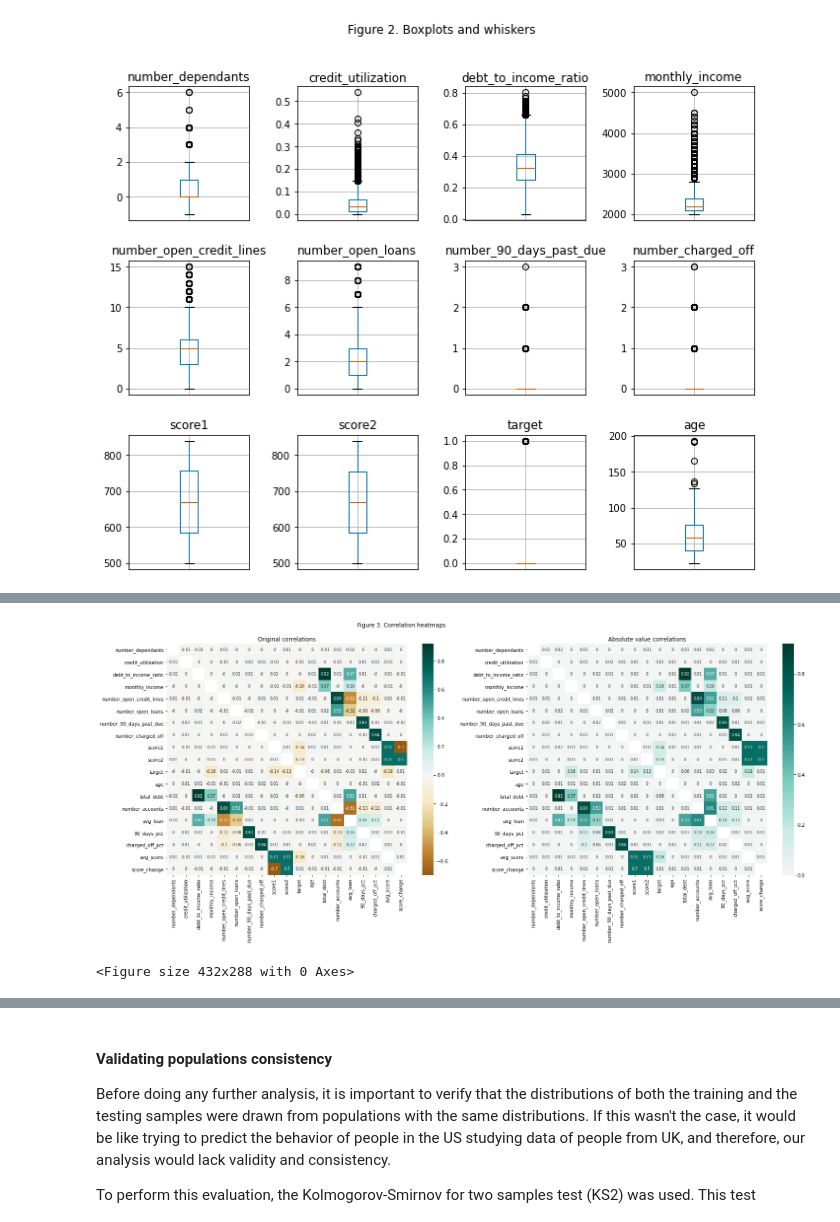
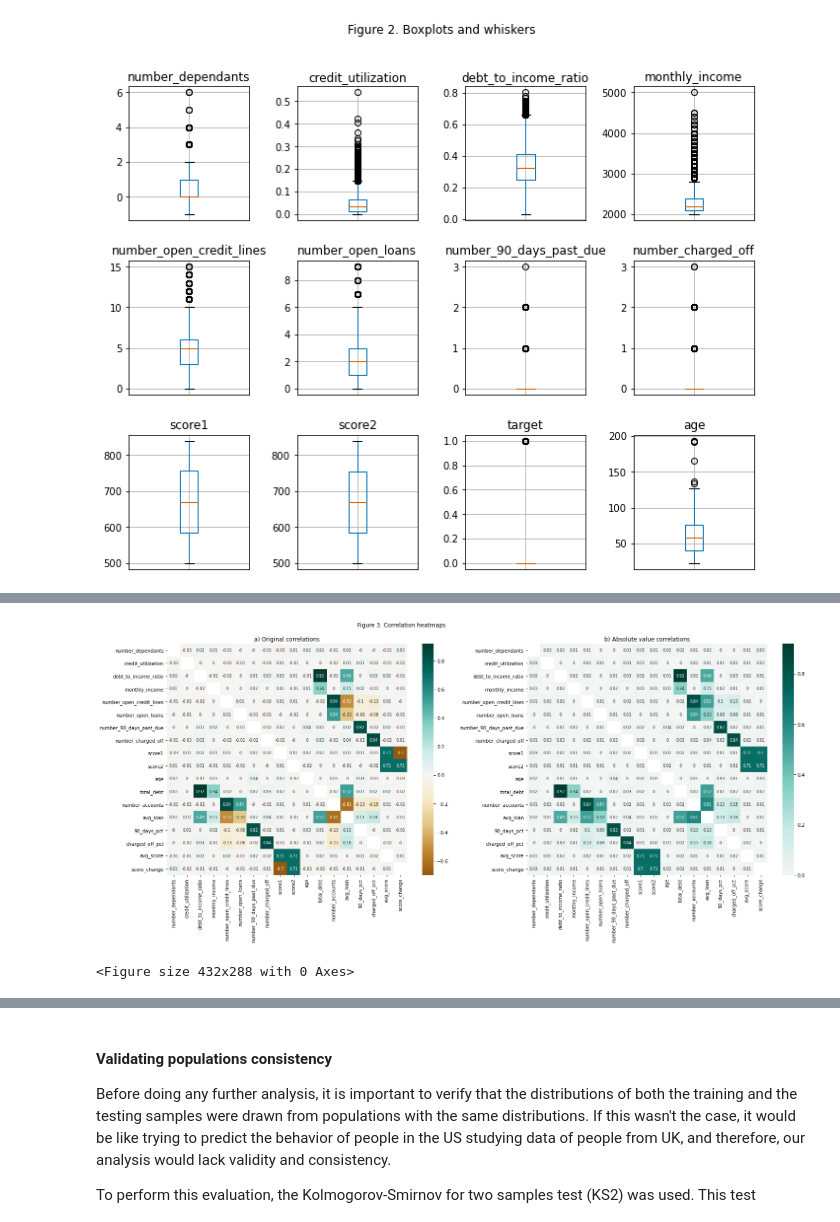
Before and after one commit to kevinmiguel97/Credit-default-model, a Jupyter notebook: Credit_default_model.ipynb, the cells around one changed output, grey strips where cells are left out. Cells and saved outputs as stored; diff of their text form; code cells hidden in the pictures.

```diff
--- a/Credit_default_model.ipynb
+++ b/Credit_default_model.ipynb
@@ -356,31 +381,37 @@ plt.savefig('figures/boxplots.png')
 # %%
-# Creating correlation matrix graph
-fig, ax = plt.subplots(1,2)
-fig.set_size_inches((25,9))                                                  # Create a 5x2 grid of subplots
-plt.suptitle('Figure 3. Correlation heatmaps', x=0.4, y=0.95)
+def corr_matrix(data, file_name, annot_size = 8, fig_num = 3):
+    """
+    Generates corr matrix plot and abs correlation matrix plot
+    """
+    # Creating correlation matrix graph
+    fig, ax = plt.subplots(1,2)
+    fig.set_size_inches((25,9))                                                                 # Create a 5x2 grid of subplots
+    plt.suptitle('Figure {}. Correlation heatmaps'.format(fig_num), x=0.4, y=0.95)
 
-# Mask that allows us to get only the diagonal values
-# mask = np.triu(np.ones_like(df_train_new.drop(columns='income_per_member').corr(),
-#                dtype=np.bool))
+    # Mask that allows us to get only the diagonal values
+    # mask = np.triu(np.ones_like(data.drop(columns='income_per_member').corr(),
+    #                dtype=np.bool))
 
-# Mask to remove diagonal to make scale more visually attractive
-l = len(df_test_new.columns)
-mask = np.zeros((l, l), int)
-np.fill_diagonal(mask, 1)
-mask
+    # Mask to remove diagonal to make scale more visually attractive
+    l = len(data.columns) - 1
+    mask = np.zeros((l, l), int)
+    np.fill_diagonal(mask, 1)
+    mask
 
-# Graphing correlation matrix with original sign
-ax[0].set_title('Original correlations')
-sns.heatmap(df_train_new.drop(columns='income_per_member').corr().round(2),
-            annot=True, mask=mask, cmap='BrBG', center=0, ax=ax[0], annot_kws={"size": 8})
-# Graphing correlation matrix with absolute value
-ax[1].set_title('Absolute value correlations')
-sns.heatmap(df_train_new.drop(columns='income_per_member').corr().abs().round(2),
-            annot=True, mask=mask, cmap='BrBG', center=0, ax=ax[1], annot_kws={"size": 8})
+    # Graphing correlation matrix with original sign
+    ax[0].set_title('a) Original correlations')
+    sns.heatmap(data.drop(columns='income_per_member').corr().round(2),                 # Drop income_per_member as it contains inf
+                annot=True, mask=mask, cmap='BrBG', center=0, ax=ax[0], annot_kws={"size": annot_size})
+    # Graphing correlation matrix with absolute value
+    ax[1].set_title('b) Absolute value correlations')
+    sns.heatmap(data.drop(columns='income_per_member').corr().abs().round(2),
+                annot=True, mask=mask, cmap='BrBG', center=0, ax=ax[1], annot_kws={"size": annot_size})
 
-plt.show()
+    plt.show()
 
-plt.savefig('figures/corr_heatmaps.png');
+    plt.savefig('figures/{}'.format(file_name));
+
+corr_matrix(df_test_new, file_name= 'corr_heatmaps.png')
 # %% [output]
-[figure, old version]
+[figure, new version]
 <Figure size 432x288 with 0 Axes>
```
Also changed, not shown: parts of 5 cells of this notebook, 1 other file.
